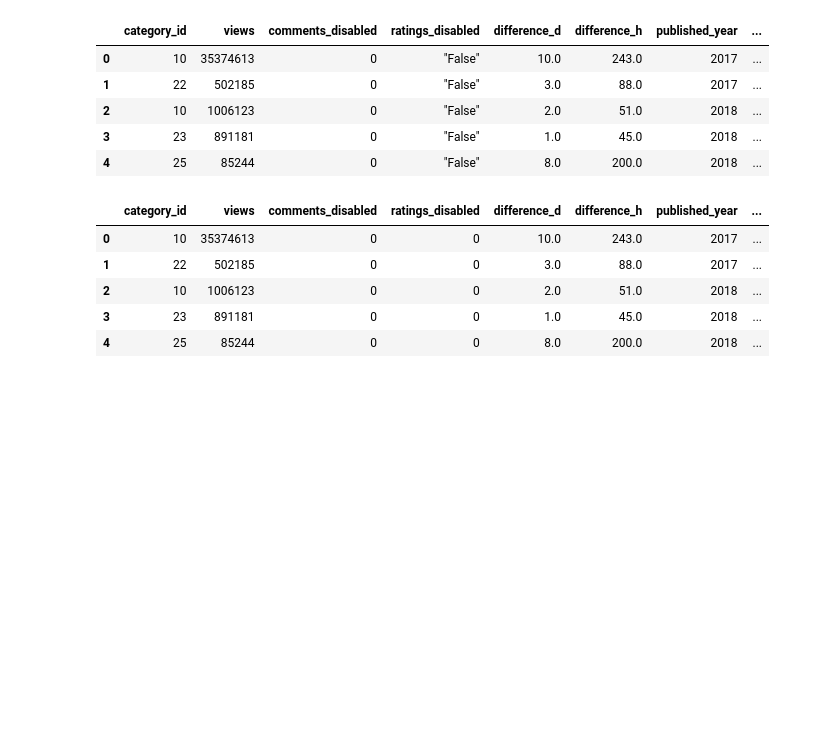
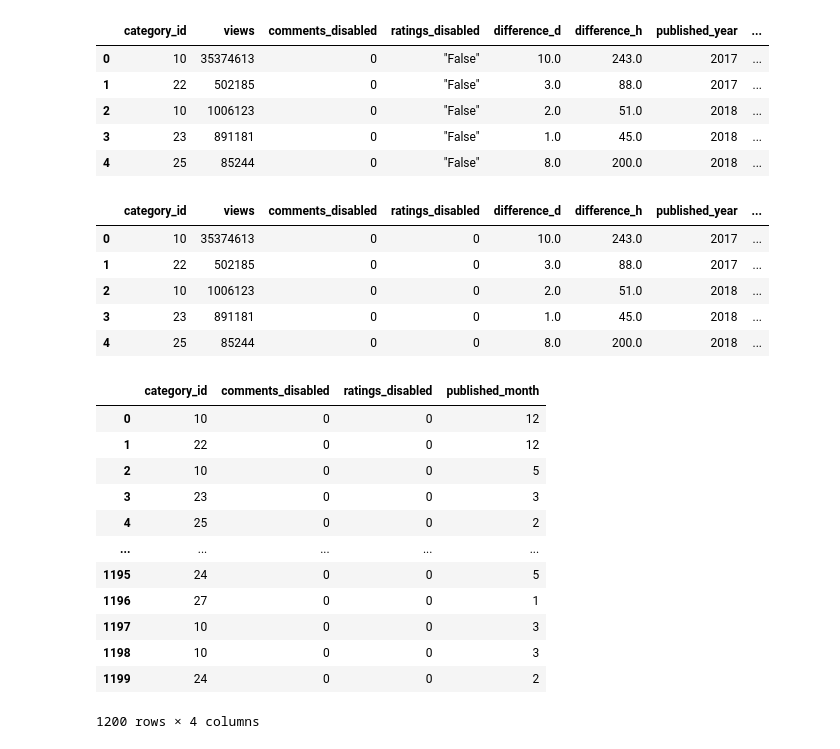
Before and after one commit to jereediv/The_Reason, a Jupyter notebook: Notebooks/BRFRegressor_hours_to_trending_US.ipynb, the cells around one changed output. Cells and saved outputs as stored; diff of their text form; code cells hidden in the pictures; blank space fills up the shorter version.

```diff
--- a/Notebooks/BRFRegressor_hours_to_trending_US.ipynb
+++ b/Notebooks/BRFRegressor_hours_to_trending_US.ipynb
@@ -75,6 +69,22 @@ X = df.drop(columns=['difference_d', 'difference_h', 'views', 'published_year',
 
 #create the target
 y= df['difference_h']
+# %%
+X
+# %% [output]
+|  | category_id | comments_disabled | ratings_disabled | published_month |
+| 0 | 10 | 0 | 0 | 12 |
+| 1 | 22 | 0 | 0 | 12 |
+| 2 | 10 | 0 | 0 | 5 |
+| 3 | 23 | 0 | 0 | 3 |
+| 4 | 25 | 0 | 0 | 2 |
+| ... | ... | ... | ... | ... |
+| 1195 | 24 | 0 | 0 | 5 |
+| 1196 | 27 | 0 | 0 | 1 |
+| 1197 | 10 | 0 | 0 | 3 |
+| 1198 | 10 | 0 | 0 | 3 |
+| 1199 | 24 | 0 | 0 | 2 |
+1200 rows × 4 columns
 # %%
 #Test train and split the data for use in BRFR
 # X= scale(X)
```
Also changed, not shown: parts of 5 cells of this notebook, 3 other files.
